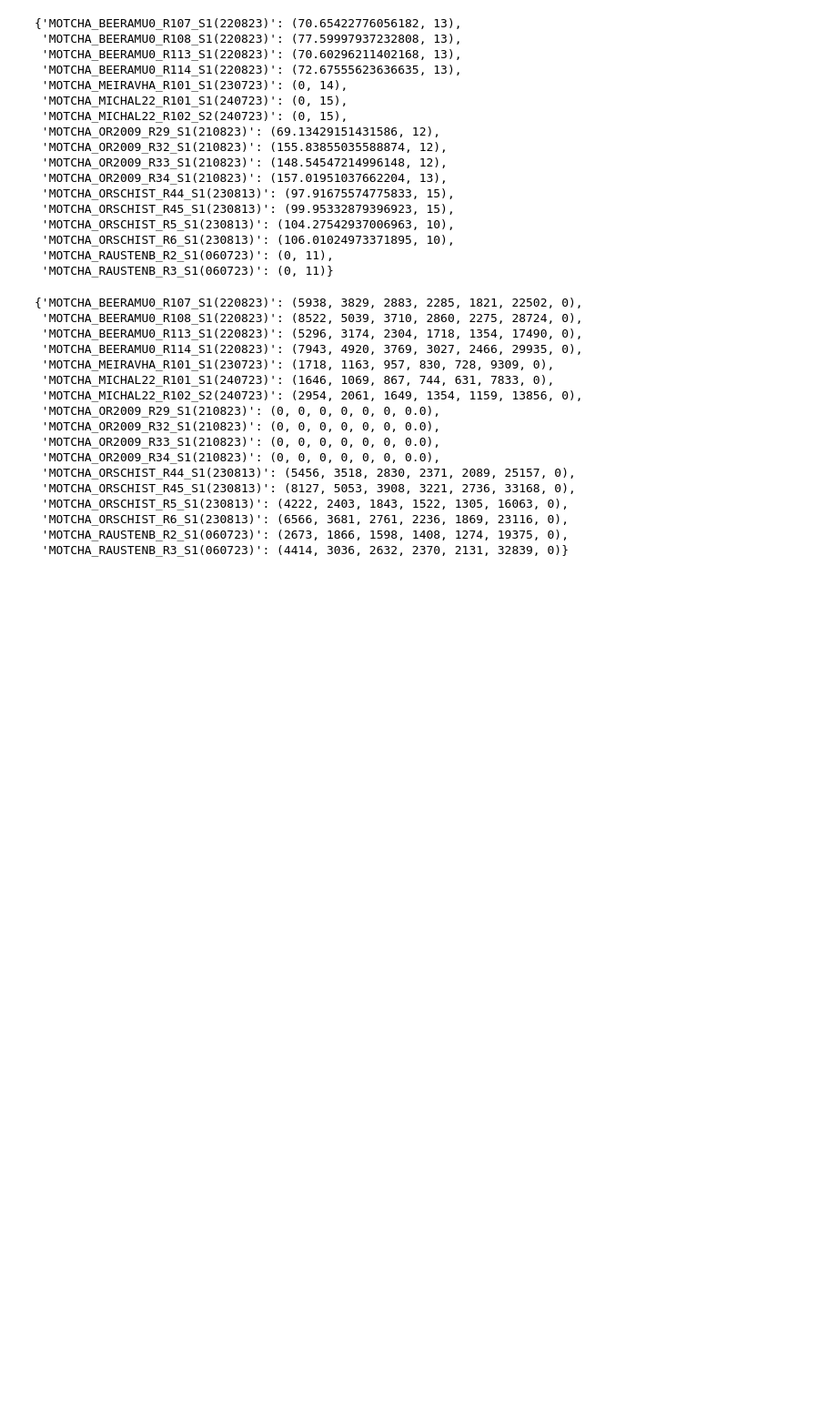
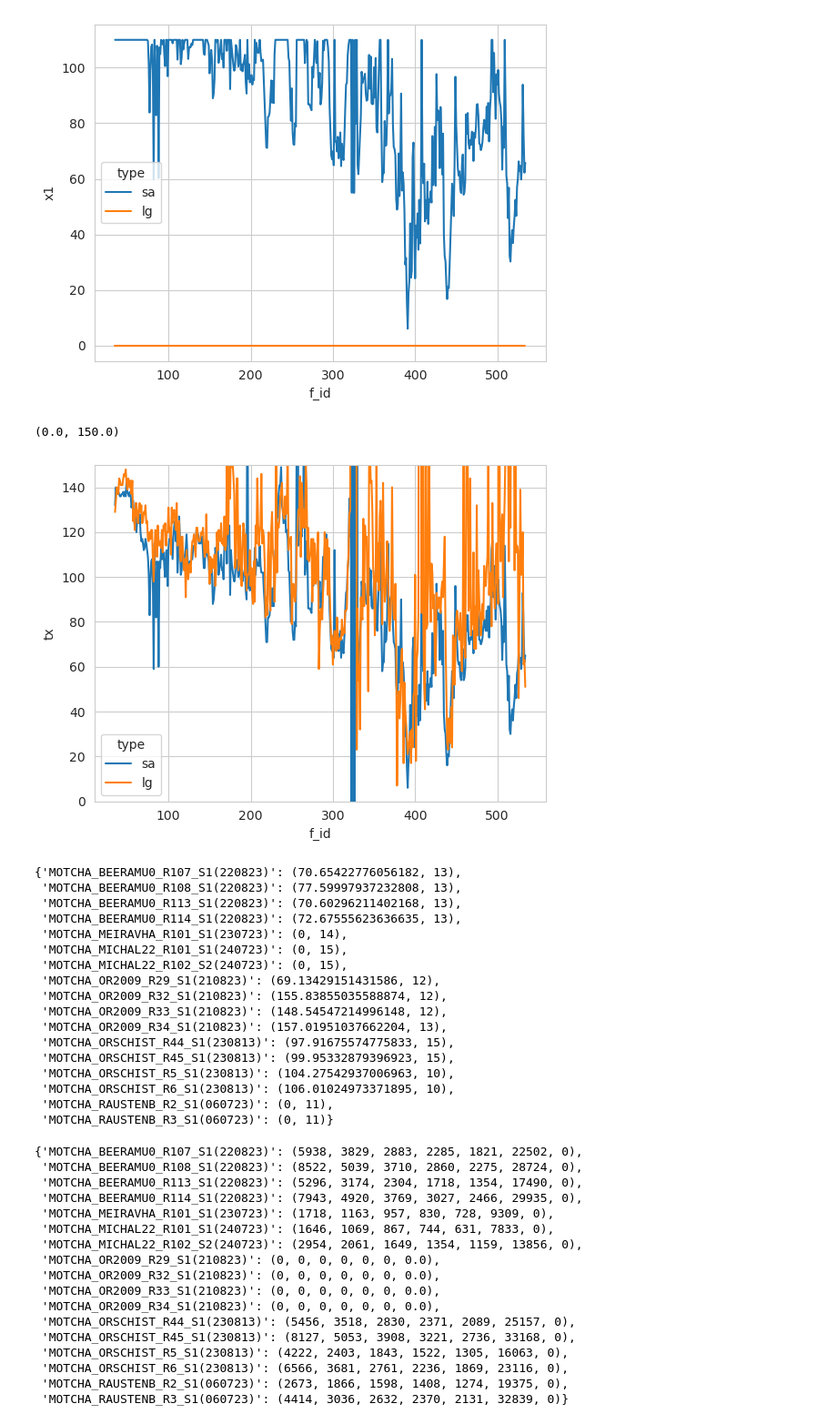
Before and after one commit to FruitSpec/fsCounter, a Jupyter notebook: vision/tools/jupyter_notebooks/Motcha_analysis 23AUG23.ipynb, the cells around one changed output. Shown at 91% size. Saved outputs shown, nothing was run; the diff lists cells and outputs as text; code cells hidden in the pictures; blank space fills up the shorter version.

```diff
--- a/vision/tools/jupyter_notebooks/Motcha_analysis 23AUG23.ipynb
+++ b/vision/tools/jupyter_notebooks/Motcha_analysis 23AUG23.ipynb
@@ -1,3 +1,13 @@
+# %%
+alinres = pd.read_csv("/media/fruitspec-lab/easystore/transloation_test/TEMP SSD_pre_S1/res.csv")
+sns.lineplot(data = alinres, x = "f_id", y = "x1", hue = "type")
+plt.show()
+sns.lineplot(data = alinres, x = "f_id", y = "tx", hue = "type")
+plt.ylim(0,150)
+# %% [output]
+[figure, added]
+(0.0, 150.0)
+[figure, added]
 # %%
 import os
 os.chdir(r'/home/fruitspec-lab/FruitSpec/Code/roi/fsCounter')
```
Also changed, not shown: parts of 6 cells of this notebook, 20 other files.
